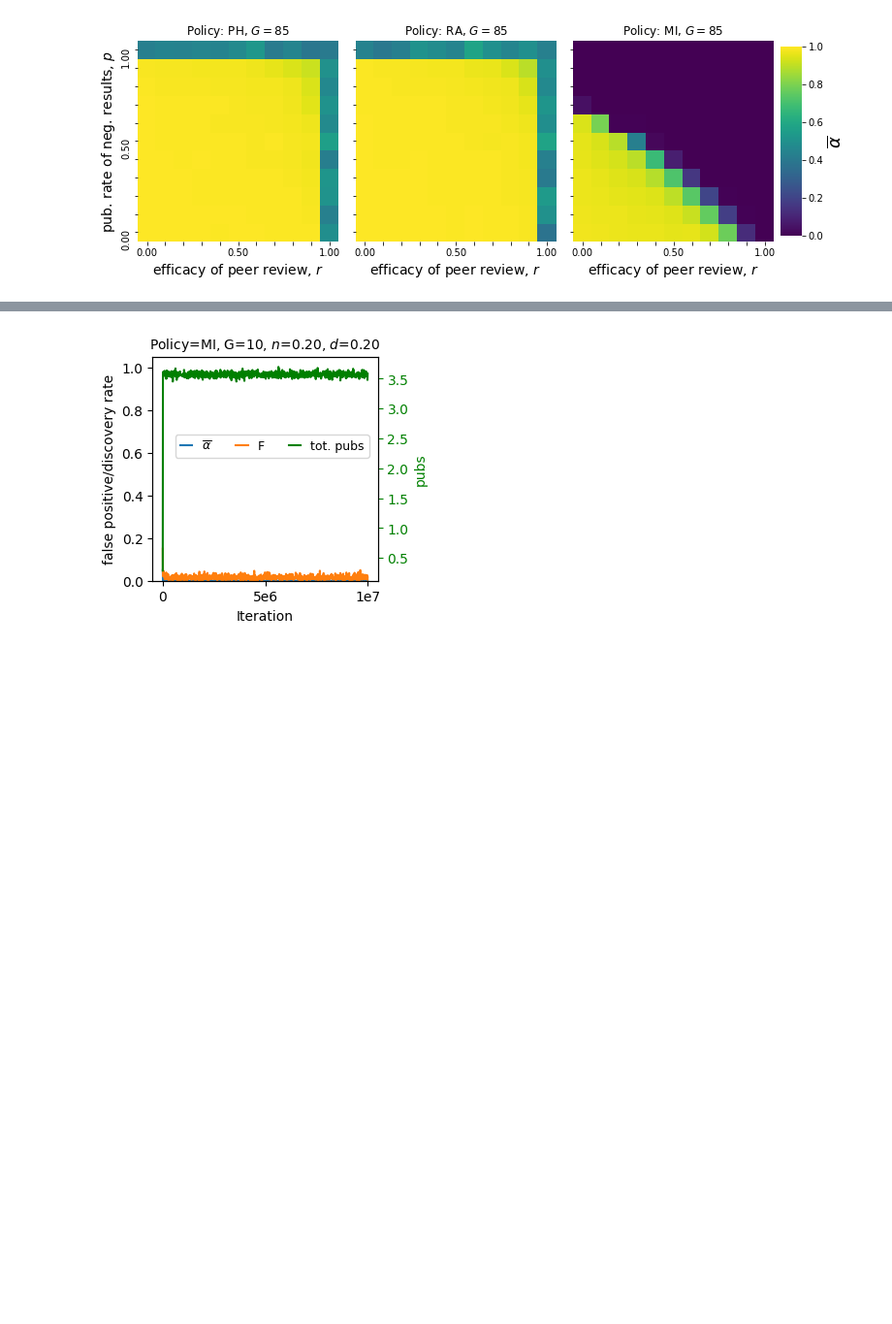
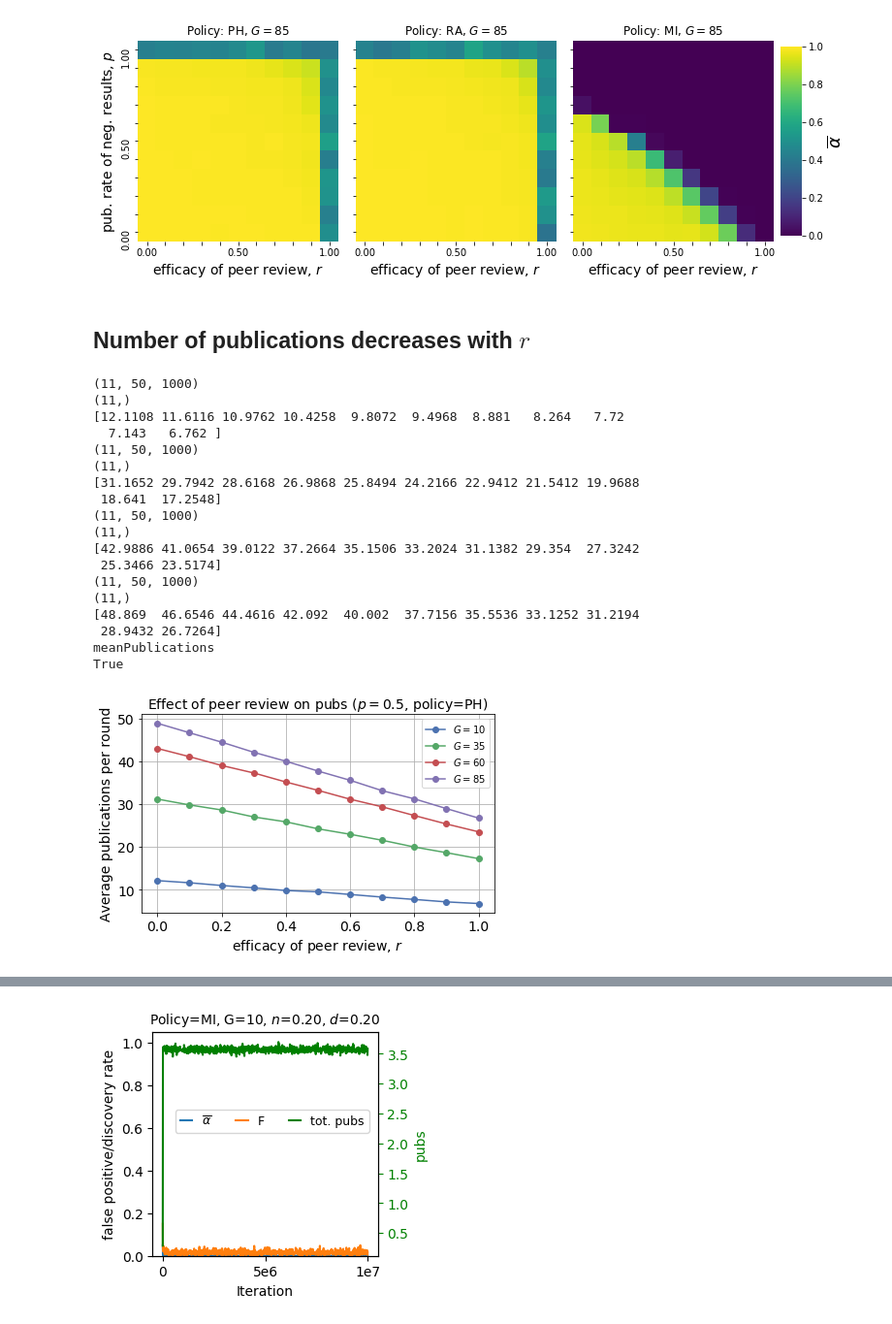
Before and after one commit to mt-digital/badscience-solutions, a Jupyter notebook: Publication figures.ipynb, the cells around one changed output, grey strips where cells are left out. Shown at 97% size. Saved outputs shown, nothing was run; the diff lists cells and outputs as text; code cells hidden in the pictures; blank space fills up the shorter version.

Commit message:
updated README and other docs

```diff
--- a/Publication figures.ipynb
+++ b/Publication figures.ipynb
@@ -50,3 +50,41 @@ save_path='/Users/mt/workspace/papers/sciencefunding/Figures/heatmaps-85-fpr.pdf
 figsize=(10, 6))
 # %% [output]
 [figure]
+# %% [markdown]
+## Number of publications decreases with $r$
+# %%
+# policy = 'FPR'; award_amount = 10; pubneg_rate = '0.0'; fpdr = '0.10'
+# measures = ed[policy, award_amount, pubneg_rate, fpdr]
+# print(list(measures.keys()))
+
+# mp = measures['meanPublications'][-1, :].mean()
+from vis import measure_vs_pubparams
+measure_vs_pubparams(ed, param='FPDR',
+                     measure='meanPublications', other_val='0.50')
+plt.xlabel('')
+plt.xticks(range(0, 11, 2), ['0.0', '0.2', '0.4', '0.6', '0.8', '1.0'])
+plt.xlabel(r'efficacy of peer review, $r$', size=14)
+plt.legend()
+plt.ylabel('Average publications per round', size=14)
+plt.title(r'Effect of peer review on pubs ($p=0.5$, policy=PH)', size=14)
+plt.savefig('/Users/mt/Desktop/pubs_v_peer-rev-eff-PH.pdf')
+# %% [output]
+(11, 50, 1000)
+(11,)
+[12.1108 11.6116 10.9762 10.4258  9.8072  9.4968  8.881   8.264   7.72
+  7.143   6.762 ]
+(11, 50, 1000)
+(11,)
+[31.1652 29.7942 28.6168 26.9868 25.8494 24.2166 22.9412 21.5412 19.9688
+ 18.641  17.2548]
+(11, 50, 1000)
+(11,)
+[42.9886 41.0654 39.0122 37.2664 35.1506 33.2024 31.1382 29.354  27.3242
+ 25.3466 23.5174]
+(11, 50, 1000)
+(11,)
+[48.869  46.6546 44.4616 42.092  40.002  37.7156 35.5536 33.1252 31.2194
+ 28.9432 26.7264]
+meanPublications
+True
+[figure, added]
```
Also changed, not shown: parts of 8 cells of this notebook, 3 other files.
